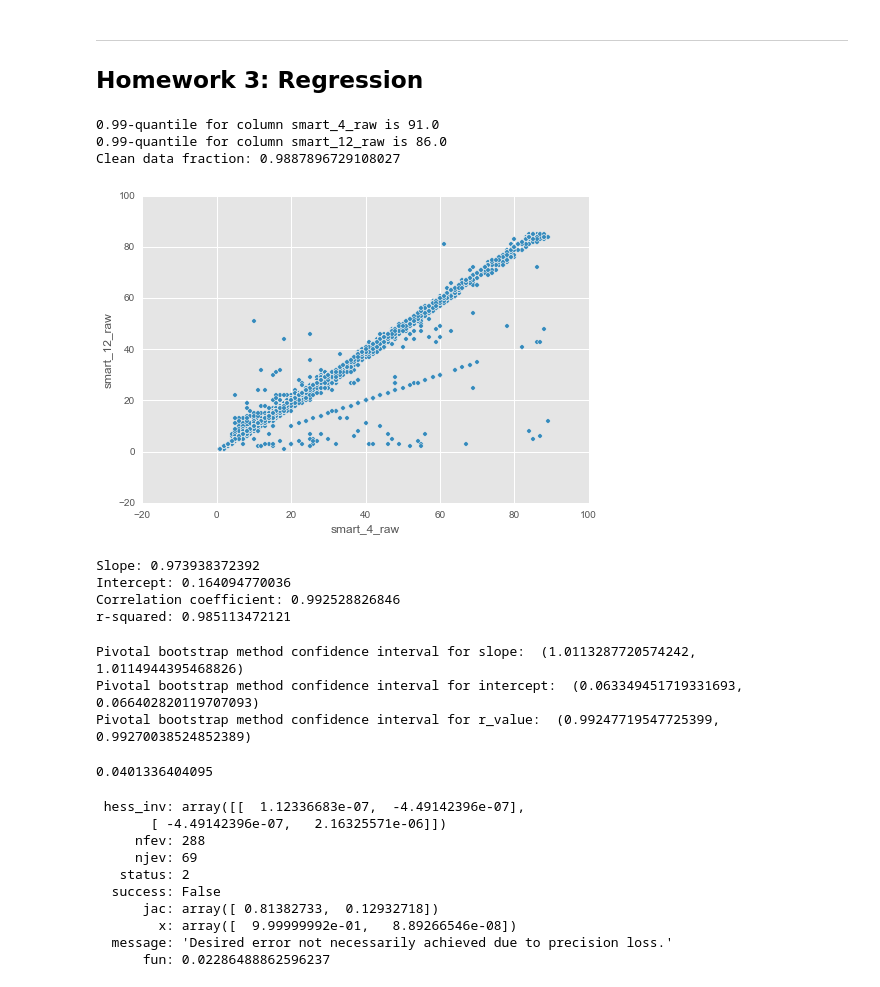
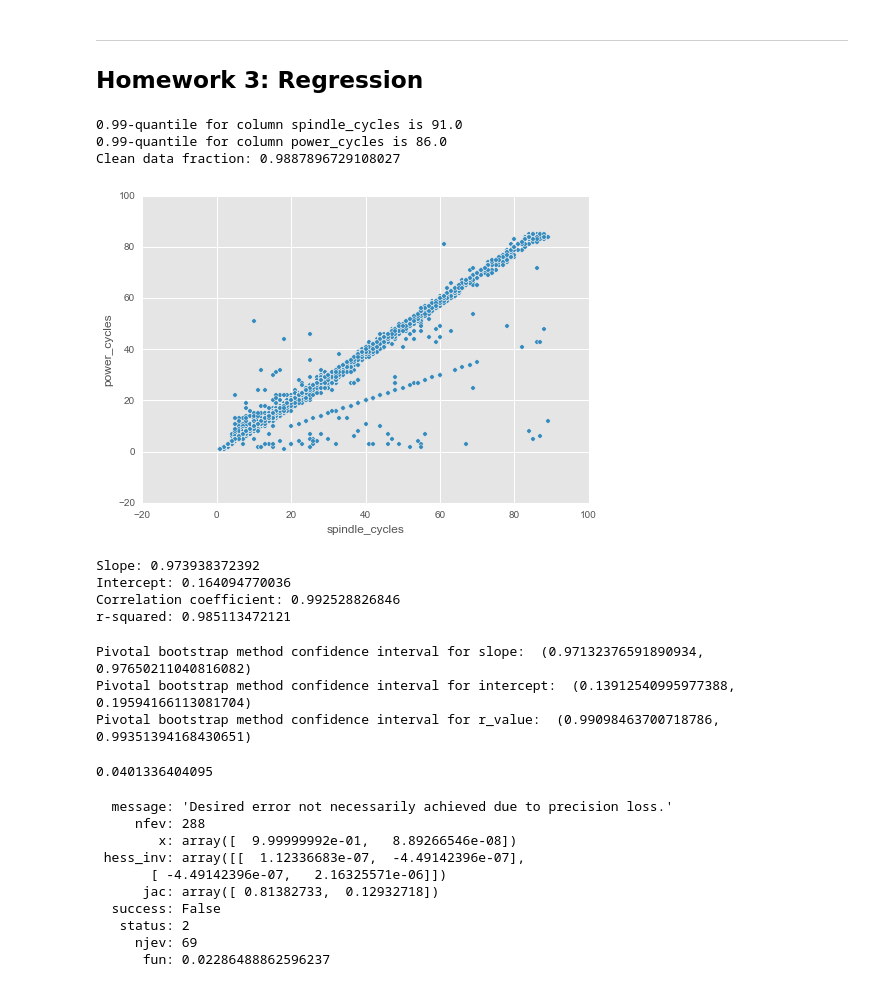
Before and after one commit to IIoTeP9HuY/Data_Analysis_and_Data_Mining_Class, a Jupyter notebook: Report.ipynb, the cells around one changed output. Drawn from its saved outputs; the diff is of its cells as text; code cells hidden in the pictures.

```diff
--- a/Report.ipynb
+++ b/Report.ipynb
@@ -330,3 +328,8 @@ data = dataset.copy()
+# %%
+data = dataset.copy()
+
+data["spindle_cycles"] = data["smart_4_raw"]
+data["power_cycles"] = data["smart_12_raw"]
 # %%
 def remove_outliers(data, columns, upper_quantile):
     clean_data = data.copy()
@@ -341,15 +344,15 @@ def remove_outliers(data, columns, upper_quantile):
     print("Clean data fraction: {}".format(len(clean_data) / len(data)))
     return clean_data
 # %%
-clean_data = remove_outliers(data, ["smart_4_raw", "smart_12_raw"], 0.99)
+clean_data = remove_outliers(data, ["spindle_cycles", "power_cycles"], 0.99)
 # %% [output]
-0.99-quantile for column smart_4_raw is 91.0
-0.99-quantile for column smart_12_raw is 86.0
+0.99-quantile for column spindle_cycles is 91.0
+0.99-quantile for column power_cycles is 86.0
 Clean data fraction: 0.9887896729108027
 # %%
-axes = clean_data.plot(kind="scatter", x="smart_4_raw", y="smart_12_raw")
+axes = clean_data.plot(kind="scatter", x="spindle_cycles", y="power_cycles")
 # %% [output]
-[figure, old version]
+[figure, new version]
 # %%
 import scipy.stats as stats
 
@@ -369,23 +385,5 @@ r-squared: 0.985113472121
 # %%
-sample_count = 5000
-sample_size = 2000
-
-capacities = clean_data["smart_4_raw"].values
-smart = clean_data["smart_12_raw"].values
-
-slopes = np.array([0.0 for i in range(sample_count)])
-intercepts = np.array([0.0 for i in range(sample_count)])
-r_values = np.array([0.0 for i in range(sample_count)])
-p_values = np.array([0.0 for i in range(sample_count)])
-std_errs = np.array([0.0 for i in range(sample_count)])
-
-for i in range(sample_count):
-    indices = np.random.randint(len(smart), size=sample_size)
-    capacity_sample = np.array([capacities[i] for i in indices])
-    smart_sample = np.array([smart[i] for i in indices])
-    slopes[i], intercepts[i], r_values[i], p_values[i], std_errs[i] = stats.linregress(smart_sample, capacity_sample)
-
-mean_slope= slopes.mean()
+mean_slope = slopes.mean()
 std_slope = slopes.std()
 N = sqrt(len(slopes))
 
@@ -407,7 +405,7 @@ print("Pivotal bootstrap method confidence interval for slope: ", pivotal_bootst
 print("Pivotal bootstrap method confidence interval for intercept: ", pivotal_bootstrap_interval_intercept)
 print("Pivotal bootstrap method confidence interval for r_value: ", pivotal_bootstrap_interval_r_value)
 # %% [output]
-Pivotal bootstrap method confidence interval for slope:  (1.0113287720574242, 1.0114944395468826)
-Pivotal bootstrap method confidence interval for intercept:  (0.063349451719331693, 0.066402820119707093)
-Pivotal bootstrap method confidence interval for r_value:  (0.99247719547725399, 0.99270038524852389)
+Pivotal bootstrap method confidence interval for slope:  (0.97132376591890934, 0.97650211040816082)
+Pivotal bootstrap method confidence interval for intercept:  (0.13912540995977388, 0.19594166113081704)
+Pivotal bootstrap method confidence interval for r_value:  (0.99098463700718786, 0.99351394168430651)
 # %%
@@ -427,20 +423,20 @@ import scipy.optimize as optimize
 def f(c):
     relative_error = 0.0
     for i in range(len(y)):
-        relative_error += abs((y_val[i] - c[0] * x_val[i] - c[1]) / y_val[i])
+        relative_error += abs((y[i] - c[0] * x[i] - c[1]) / y[i])
     relative_error = relative_error / len(y)
     return relative_error
 
 result = optimize.minimize(f, [1,1])
 print(result)
 # %% [output]
+  message: 'Desired error not necessarily achieved due to precision loss.'
+     nfev: 288
+        x: array([  9.99999992e-01,   8.89266546e-08])
  hess_inv: array([[  1.12336683e-07,  -4.49142396e-07],
        [ -4.49142396e-07,   2.16325571e-06]])
-     nfev: 288
+      jac: array([ 0.81382733,  0.12932718])
+  success: False
+   status: 2
      njev: 69
-   status: 2
-  success: False
-      jac: array([ 0.81382733,  0.12932718])
-        x: array([  9.99999992e-01,   8.89266546e-08])
-  message: 'Desired error not necessarily achieved due to precision loss.'
       fun: 0.02286488862596237
```
Also changed, not shown: parts of 5 cells of this notebook.
